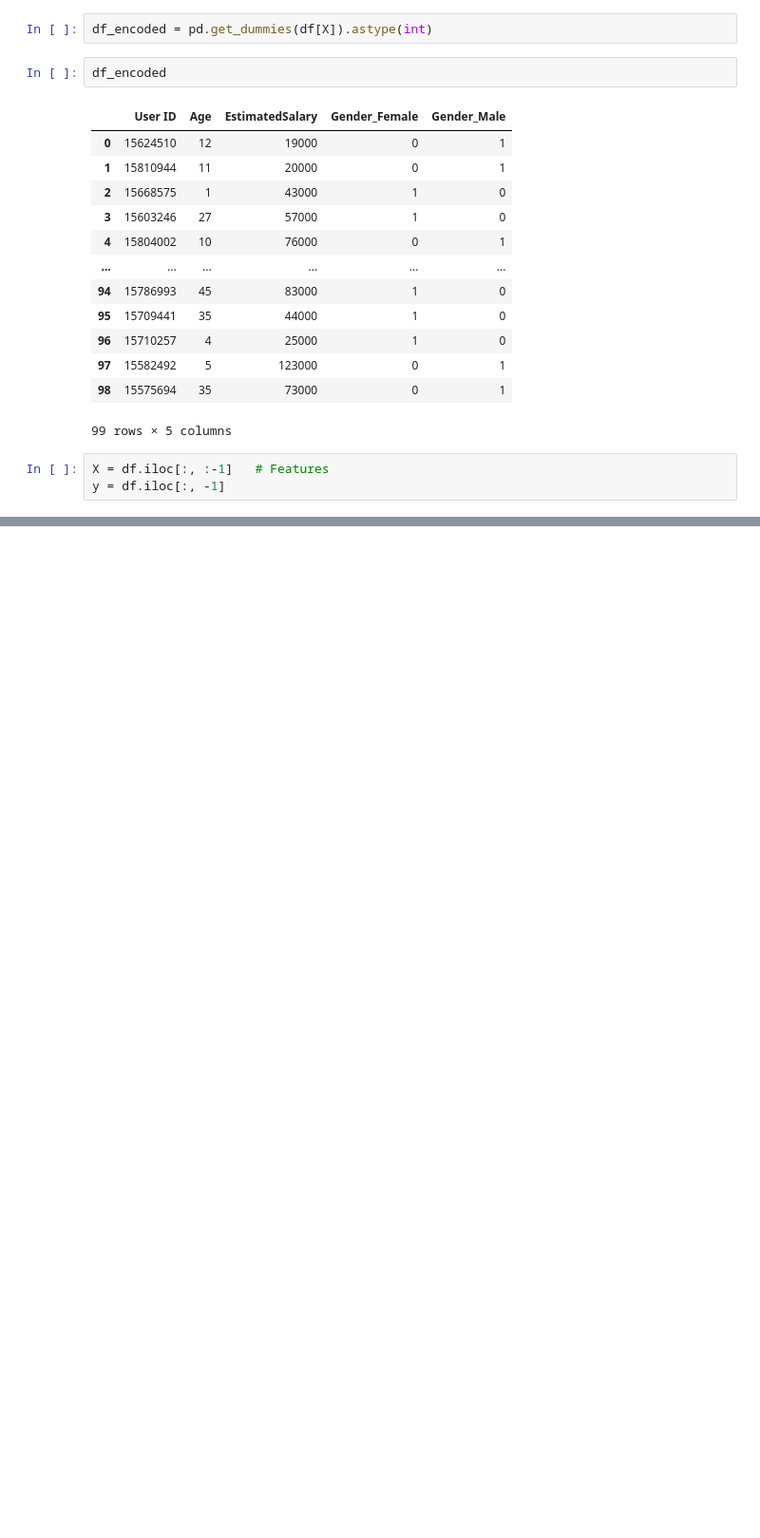
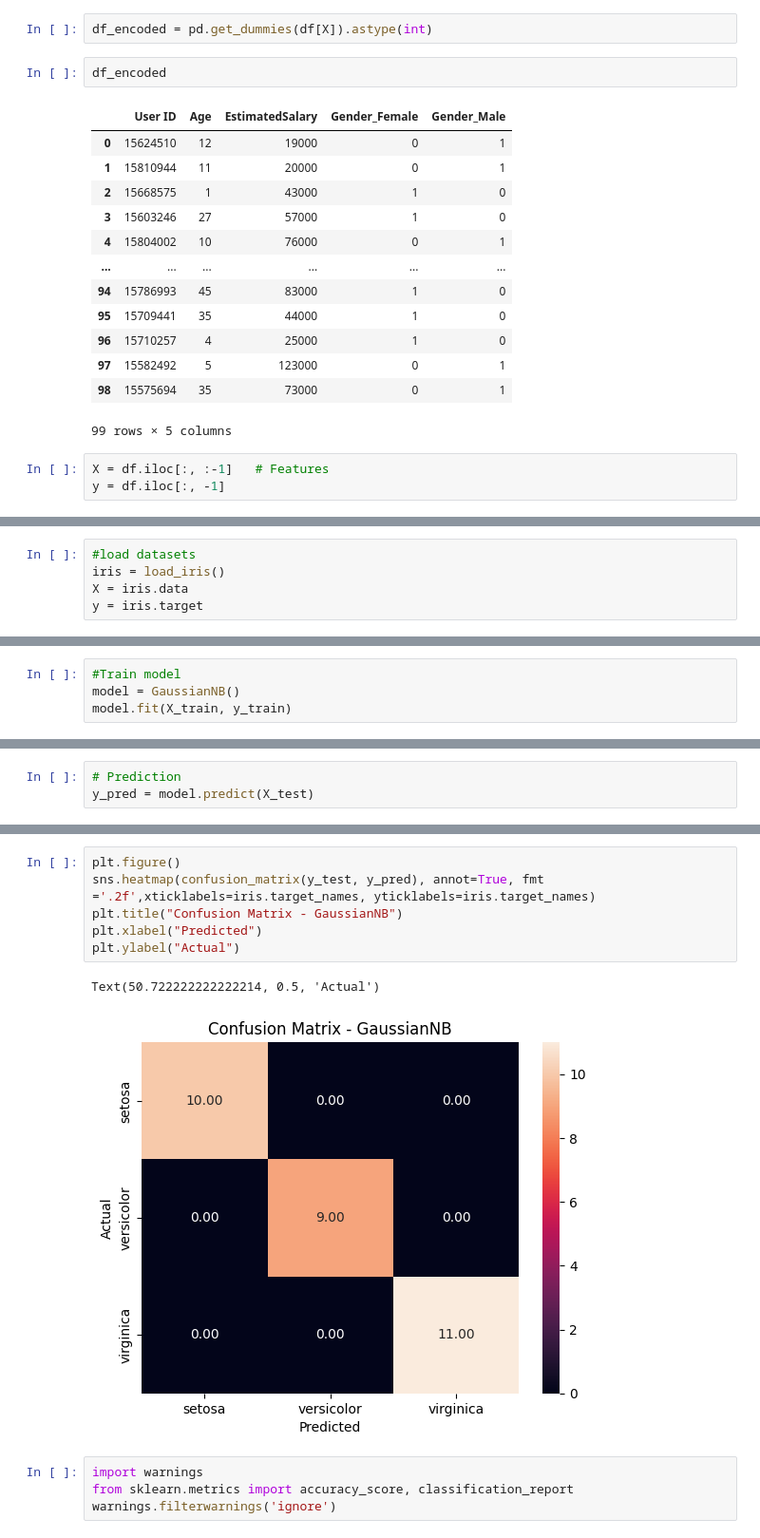
Before and after one commit to raghu24k/ML-Practical, a Jupyter notebook: Submission4.ipynb, the cells around one changed output, grey strips where cells are left out. Shown at 95% size. Cells and saved outputs as stored; diff of their text form; blank space fills up the shorter version.

```diff
--- a/Submission4.ipynb
+++ b/Submission4.ipynb
@@ -123,0 +179,5 @@ print
+# %%
+#load datasets
+iris = load_iris()
+X = iris.data
+y = iris.target
@@ -123,0 +201,4 @@ print
+# %%
+#Train model
+model = GaussianNB()
+model.fit(X_train, y_train)
@@ -123,0 +207,3 @@ print
+# %%
+# Prediction
+y_pred = model.predict(X_test)
@@ -123,0 +234,13 @@ print
+# %%
+plt.figure()
+sns.heatmap(confusion_matrix(y_test, y_pred), annot=True, fmt ='.2f',xticklabels=iris.target_names, yticklabels=iris.target_names)
+plt.title("Confusion Matrix - GaussianNB")
+plt.xlabel("Predicted")
+plt.ylabel("Actual")
+# %% [output]
+Text(50.722222222222214, 0.5, 'Actual')
+[figure, added]
+# %%
+import warnings
+from sklearn.metrics import accuracy_score, classification_report
+warnings.filterwarnings('ignore')
```
Also changed, not shown: parts of 33 cells of this notebook, 1 other file.
